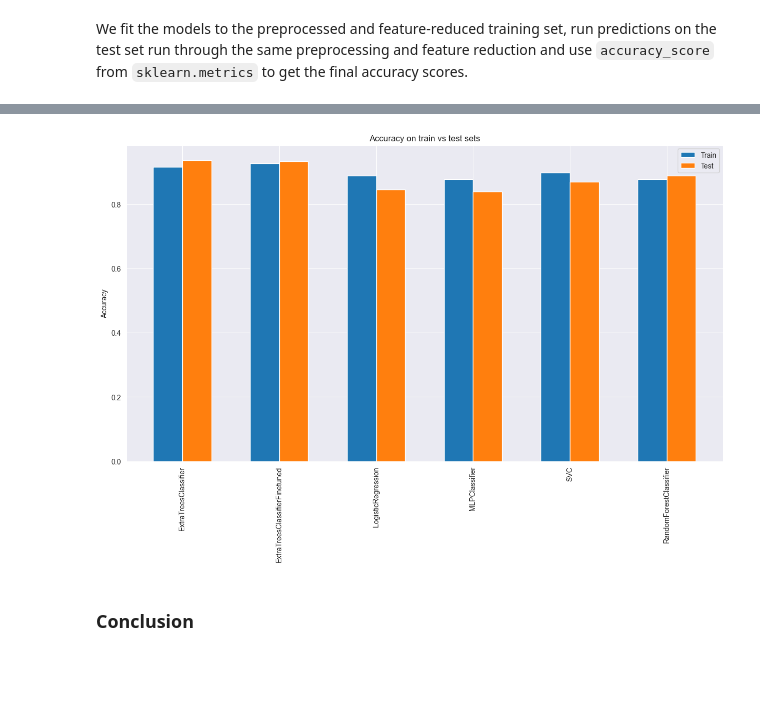
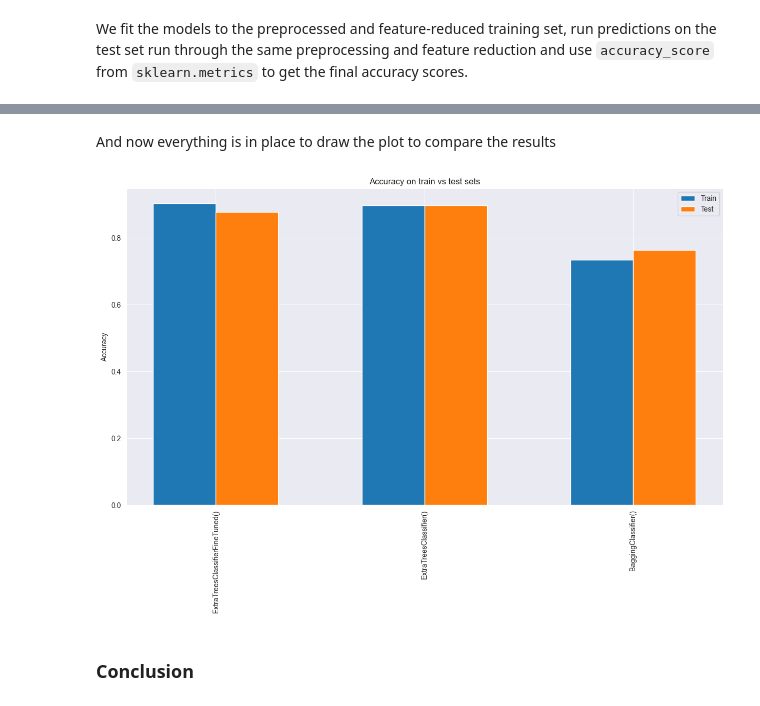
Before and after one commit to viktorparipas92/D7062E-projectgroup-10, a Jupyter notebook: Task3/task3.ipynb, the cells around one changed output, grey strips where cells are left out. Saved outputs shown, nothing was run; the diff lists cells and outputs as text; code cells hidden in the pictures; blank space fills up the shorter version.

```diff
--- a/Task3/task3.ipynb
+++ b/Task3/task3.ipynb
@@ -929,0 +1009,2 @@ We fit the models to the preprocessed and feature-reduced training set, run pred
+# %%
+ensemble_results = evaluate_all_classifiers(training_data, CLASSIFIERS_TASK_3)
@@ -929,0 +1033,6 @@ We fit the models to the preprocessed and feature-reduced training set, run pred
+# %%
+parameter_grid = {
+    "n_estimators": np.arange(95, 105, 1),
+    "max_depth": np.arange(15, 20, 1),
+    "bootstrap": [False, True],
+}
@@ -929,0 +1056,4 @@ We fit the models to the preprocessed and feature-reduced training set, run pred
+# %%
+searchCV = fit_grid_search_cross_validation(
+    parameter_grid, training_data, training_labels
+)
@@ -976,64 +1155,32 @@ Plot the performance (accuracy) of the classifiers on the train vs test dataset.
+# %% [markdown]
+And now everything is in place to draw the plot to compare the results
+# %%
+classifier_names = [
+    classifier.__class__.__name__ for classifier in CLASSIFIERS_TASK3_TO_EVALUATE
+]
+training_accuracy_scores = training_results.loc[classifier_names][
+    "test_accuracy"
+].values
+test_accuracy_scores = [prediction_scores[c] for c in classifier_names]
 # %%
+index = np.arange(N)
 
-classifiers = [
-    "ExtraTreesClassifier",
-    "ExtraTreesClassifierFinetuned",
-    "LogisticRegression",
-    "MLPClassifier",
-    "SVC",
-    "RandomForestClassifier",
-]
+plt.figure(figsize=(15, 8))
+BAR_WIDTH = 0.3
 
-N = len(classifiers)
-
-train_results_df = pd.concat(
-    [
-        results,
-        pd.DataFrame(
-            [
-                {
-                    "classifier": "ExtraTreesClassifierFinetuned",
-                    "test_accuracy": searchCV.best_score_,
-                }
-            ]
-        ),
-    ]
-)
-
-train_results_df = train_results_df.set_index("classifier")
-
-# Specify the values of blue bars (height)
-blue_bar = train_results_df.loc[classifiers]["test_accuracy"].values
-# Specify the values of orange bars (height)
-orange_bar = [prediction_scores[c] for c in classifiers]
-
-# Position of bars on x-axis
-ind = np.arange(N)
-
-# Figure size
-plt.figure(figsize=(15, 8))
-
-# Width of a bar
-width = 0.3
-
-# Plotting
-plt.bar(ind, blue_bar, width, label="Train")
-plt.bar(ind + width, orange_bar, width, label="Test")
+plt.bar(index, training_accuracy_scores, BAR_WIDTH, label="Train")
+plt.bar(index + BAR_WIDTH, test_accuracy_scores, BAR_WIDTH, label="Test")
 
 plt.ylabel("Accuracy")
 plt.title("Accuracy on train vs test sets")
-
 plt.xticks(
-    ind + width / 2,
-    tuple(classifiers),
+    index + BAR_WIDTH / 2,
+    tuple(CLASSIFIERS_TASK3_TO_EVALUATE),
     rotation=90,
 )
-
-
-# Finding the best position for legends and putting it
 plt.legend(loc="best")
 plt.show()
 # %% [output]
-[figure, old version]
+[figure, new version]
 # %% [markdown]
 ### Conclusion
```
Also changed, not shown: parts of 62 cells of this notebook, 1 other file.
